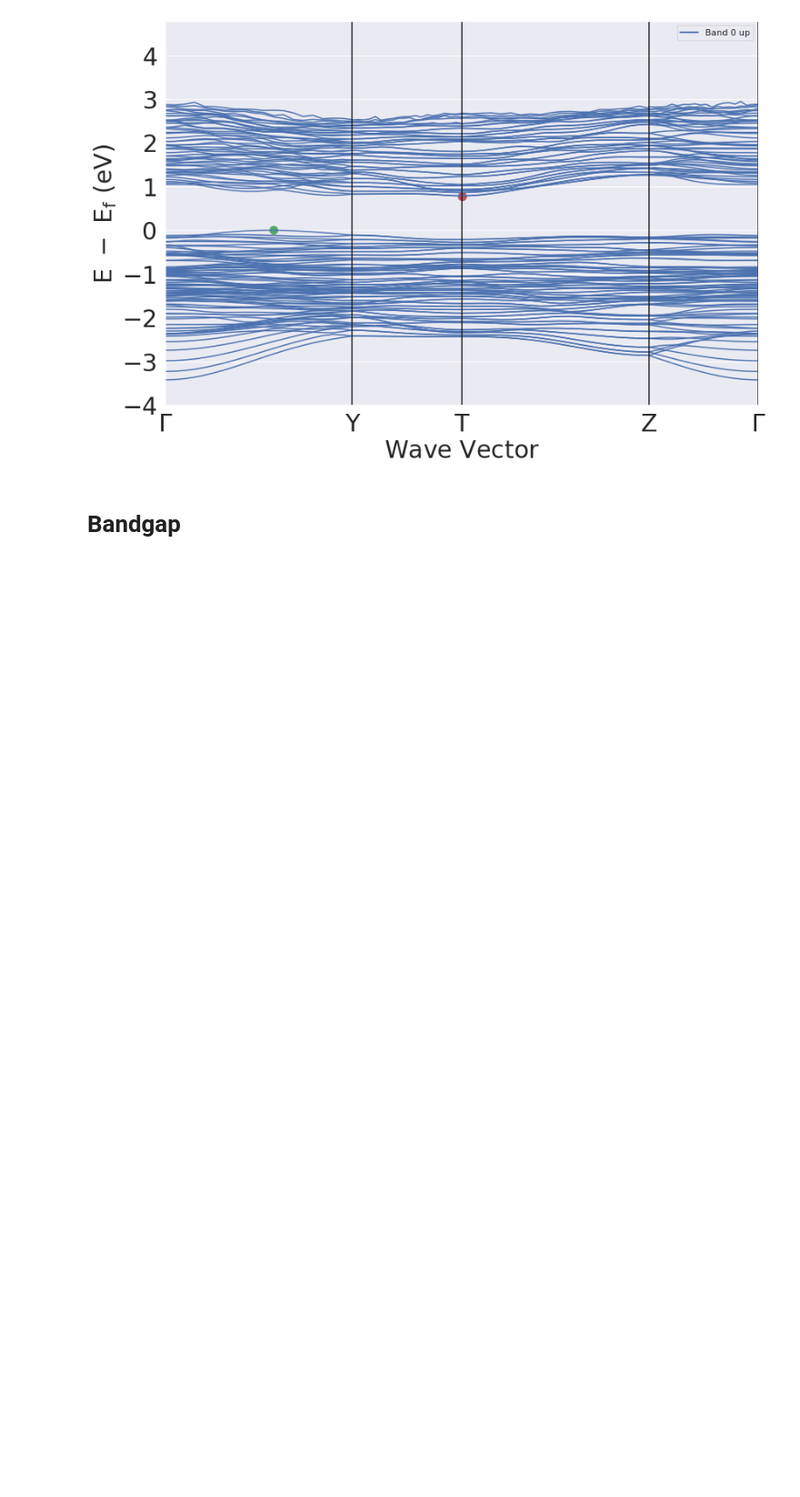
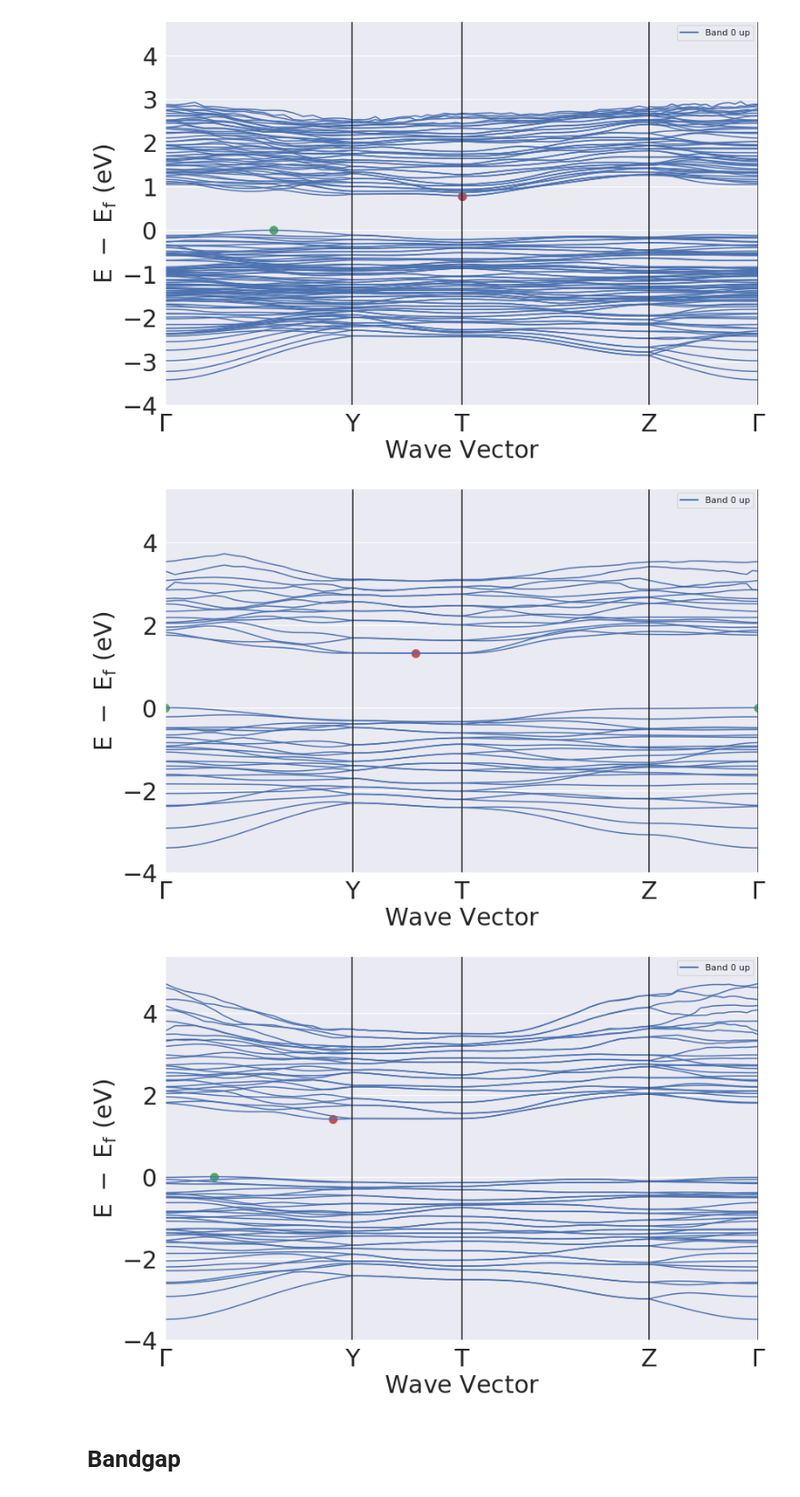
Before and after one commit to Moejay10/DFT, a Jupyter notebook: Results/Notebooks/2D_Analysis.ipynb, the cells around one changed output. Shown at 91% size. Drawn from its saved outputs; the diff is of its cells as text; code cells hidden in the pictures; blank space fills up the shorter version.

```diff
--- a/Results/Notebooks/2D_Analysis.ipynb
+++ b/Results/Notebooks/2D_Analysis.ipynb
@@ -842,6 +842,27 @@ rev_bandgap.append(0.6742000000000004)
 [figure]
 [figure]
 [figure]
+# %%
+hse_bandgap = []
+hse_bandgap.append(0)
+for folder in ['L2', 'L3']:
+
+    thisdir = '../Layers/' + folder + '/HSE/Band_structure/'
+
+    v = Vasprun(thisdir + 'vasprun.xml')
+    gap = v.eigenvalue_band_properties
+    hse_bandgap.append(float(gap[0]))
+
+    v = BSVasprun(thisdir + 'vasprun.xml')
+    bs = v.get_band_structure(kpoints_filename=thisdir+'KPOINTS', line_mode=True, force_hybrid_mode=True)
+    bs = BSPlotter(bs)
+    bs.get_plot(vbm_cbm_marker=True)
+
+
+hse_bandgap.append(1.1223999999999998)
+# %% [output]
+[figure, added]
+[figure, added]
 # %% [markdown]
 # Bandgap
 # %%
```
Also changed, not shown: parts of 1 cell of this notebook.
